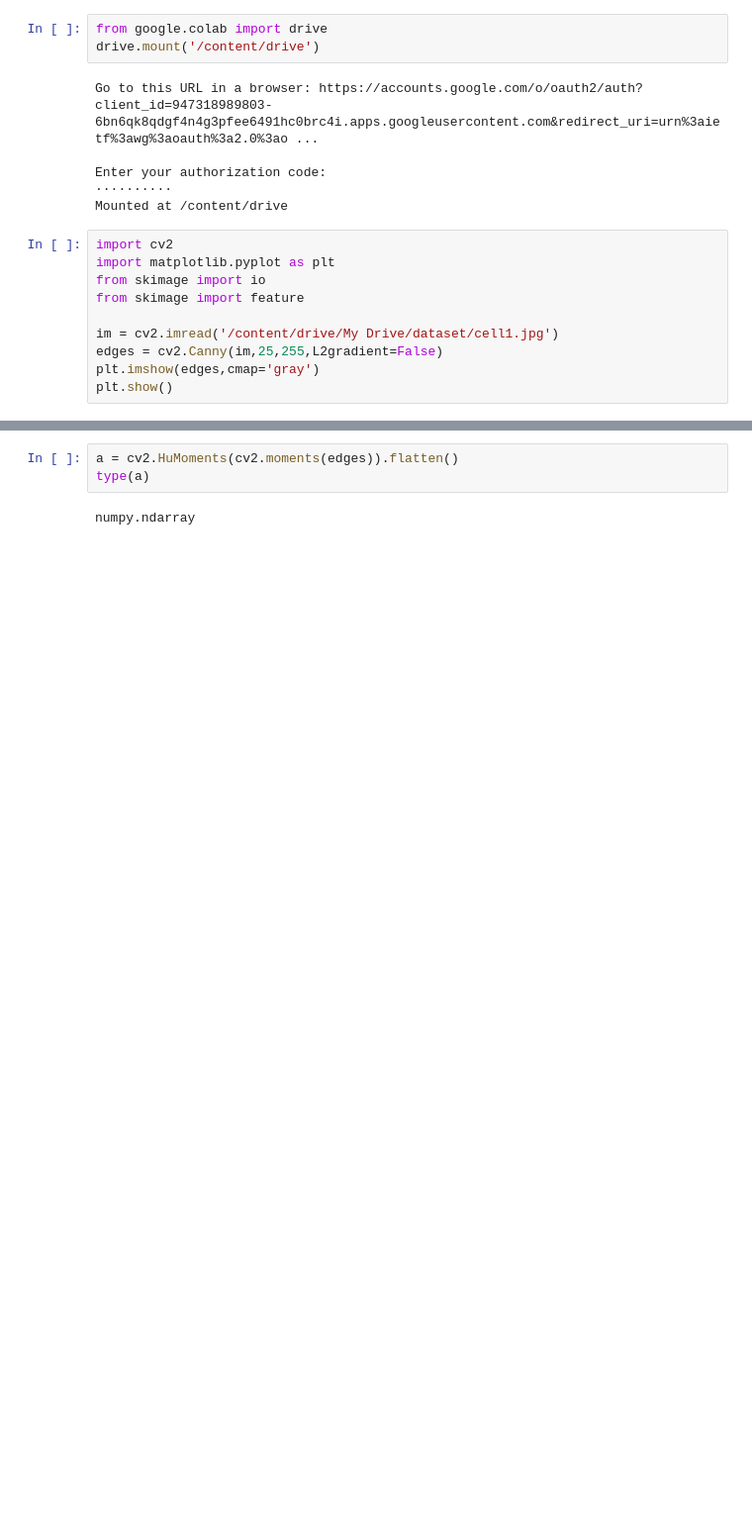
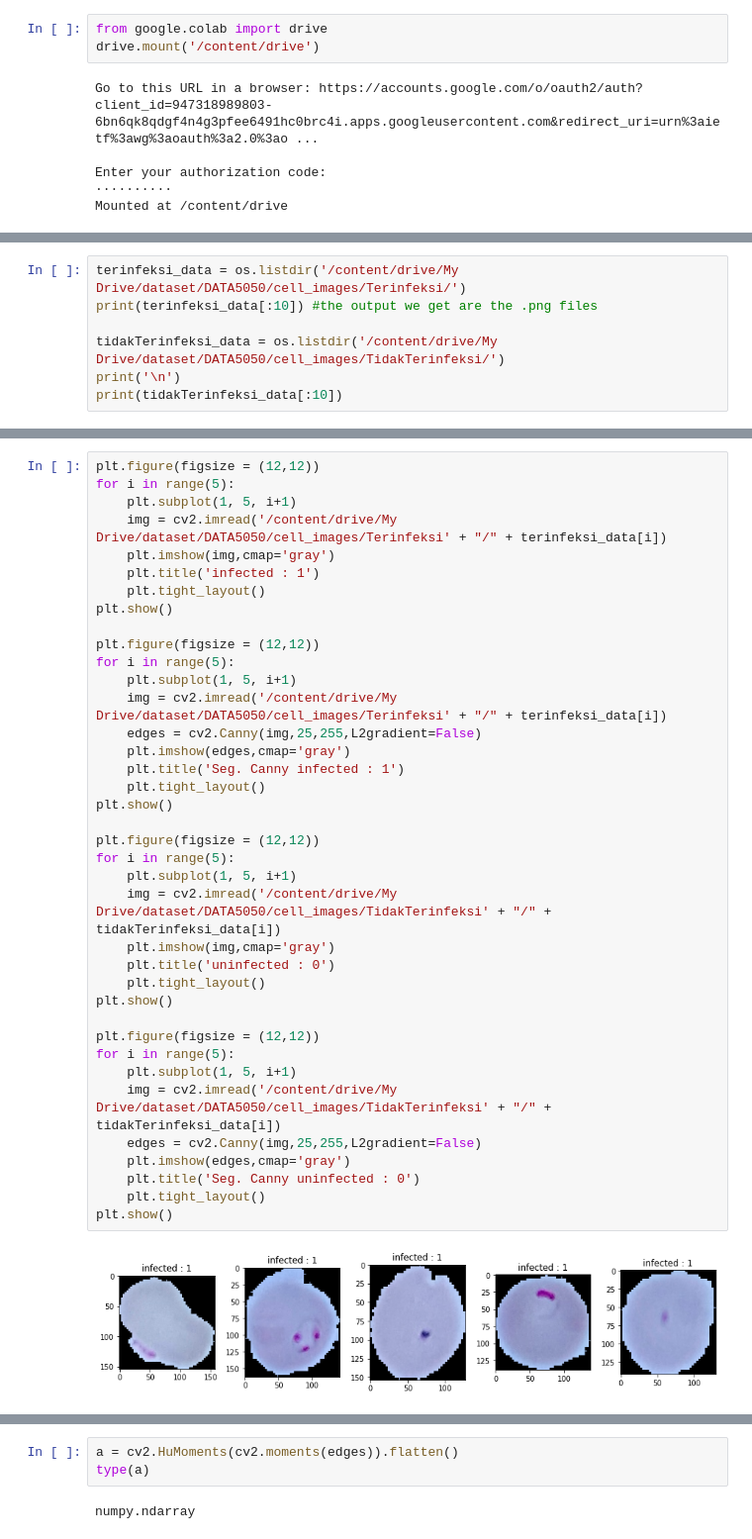
Before and after one commit to HuzainAzis/canny-humoment-knn, a Jupyter notebook: 5.PraFix.ipynb, the cells around one changed output, grey strips where cells are left out. Shown at 99% size. Drawn from its saved outputs; the diff is of its cells as text; blank space fills up the shorter version.

```diff
--- a/5.PraFix.ipynb
+++ b/5.PraFix.ipynb
@@ -25,13 +9,3 @@ Go to this URL in a browser: https://accounts.google.com/o/oauth2/auth?client_id
 Enter your authorization code:
 ··········
 Mounted at /content/drive
-# %%
-import cv2
-import matplotlib.pyplot as plt
-from skimage import io
-from skimage import feature
-
-im = cv2.imread('/content/drive/My Drive/dataset/cell1.jpg')
-edges = cv2.Canny(im,25,255,L2gradient=False)
-plt.imshow(edges,cmap='gray')
-plt.show()
@@ -55,0 +33,7 @@ plt.show()
+# %%
+terinfeksi_data = os.listdir('/content/drive/My Drive/dataset/DATA5050/cell_images/Terinfeksi/')
+print(terinfeksi_data[:10]) #the output we get are the .png files
+
+tidakTerinfeksi_data = os.listdir('/content/drive/My Drive/dataset/DATA5050/cell_images/TidakTerinfeksi/')
+print('\n')
+print(tidakTerinfeksi_data[:10])
@@ -55,0 +45,40 @@ plt.show()
+# %%
+plt.figure(figsize = (12,12))
+for i in range(5):
+    plt.subplot(1, 5, i+1)
+    img = cv2.imread('/content/drive/My Drive/dataset/DATA5050/cell_images/Terinfeksi' + "/" + terinfeksi_data[i])
+    plt.imshow(img,cmap='gray')
+    plt.title('infected : 1')
+    plt.tight_layout()
+plt.show()
+
+plt.figure(figsize = (12,12))
+for i in range(5):
+    plt.subplot(1, 5, i+1)
+    img = cv2.imread('/content/drive/My Drive/dataset/DATA5050/cell_images/Terinfeksi' + "/" + terinfeksi_data[i])
+    edges = cv2.Canny(img,25,255,L2gradient=False)
+    plt.imshow(edges,cmap='gray')
+    plt.title('Seg. Canny infected : 1')
+    plt.tight_layout()
+plt.show()
+
+plt.figure(figsize = (12,12))
+for i in range(5):
+    plt.subplot(1, 5, i+1)
+    img = cv2.imread('/content/drive/My Drive/dataset/DATA5050/cell_images/TidakTerinfeksi' + "/" + tidakTerinfeksi_data[i])
+    plt.imshow(img,cmap='gray')
+    plt.title('uninfected : 0')
+    plt.tight_layout()
+plt.show()
+
+plt.figure(figsize = (12,12))
+for i in range(5):
+    plt.subplot(1, 5, i+1)
+    img = cv2.imread('/content/drive/My Drive/dataset/DATA5050/cell_images/TidakTerinfeksi' + "/" + tidakTerinfeksi_data[i])
+    edges = cv2.Canny(img,25,255,L2gradient=False)
+    plt.imshow(edges,cmap='gray')
+    plt.title('Seg. Canny uninfected : 0')
+    plt.tight_layout()
+plt.show()
+# %% [output]
+[figure, added]
```
Also changed, not shown: parts of 7 cells of this notebook.
